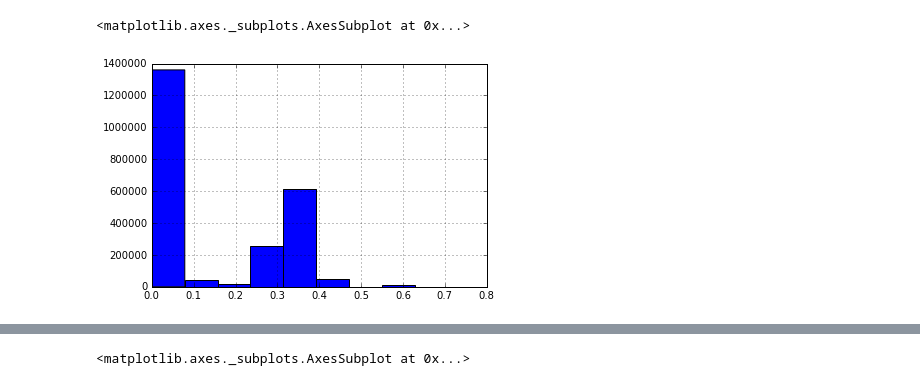
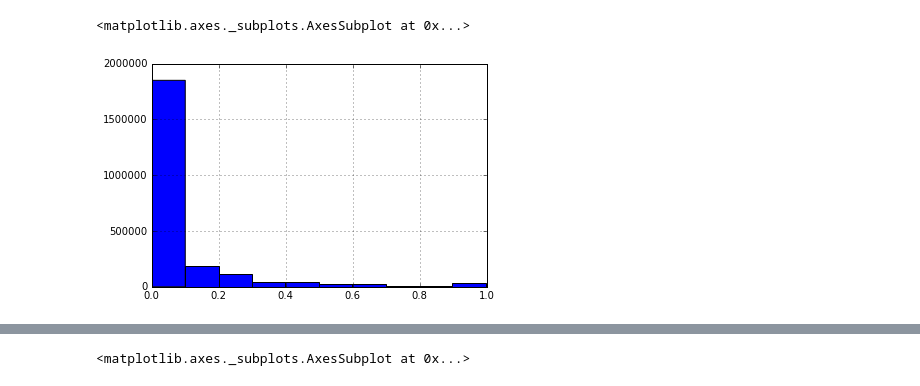
Before and after one commit to tkm2261/kaggle_quora, a Jupyter notebook: protos/Untitled.ipynb, the cells around one changed output, grey strips where cells are left out. Drawn from its saved outputs; the diff is of its cells as text; code cells hidden in the pictures.

```diff
--- a/protos/Untitled.ipynb
+++ b/protos/Untitled.ipynb
@@ -6,5 +7,5 @@ import pandas
 # %%
-pandas.read_csv('simple_xgb.csv')['is_duplicate'].hist()
+pandas.read_csv('submit_clique_dtree.csv')['is_duplicate'].hist()
 # %% [output]
 <matplotlib.axes._subplots.AxesSubplot at 0x...>
-[figure, old version]
+[figure, new version]
```
Also changed, not shown: parts of 48 cells of this notebook, 9 other files.
